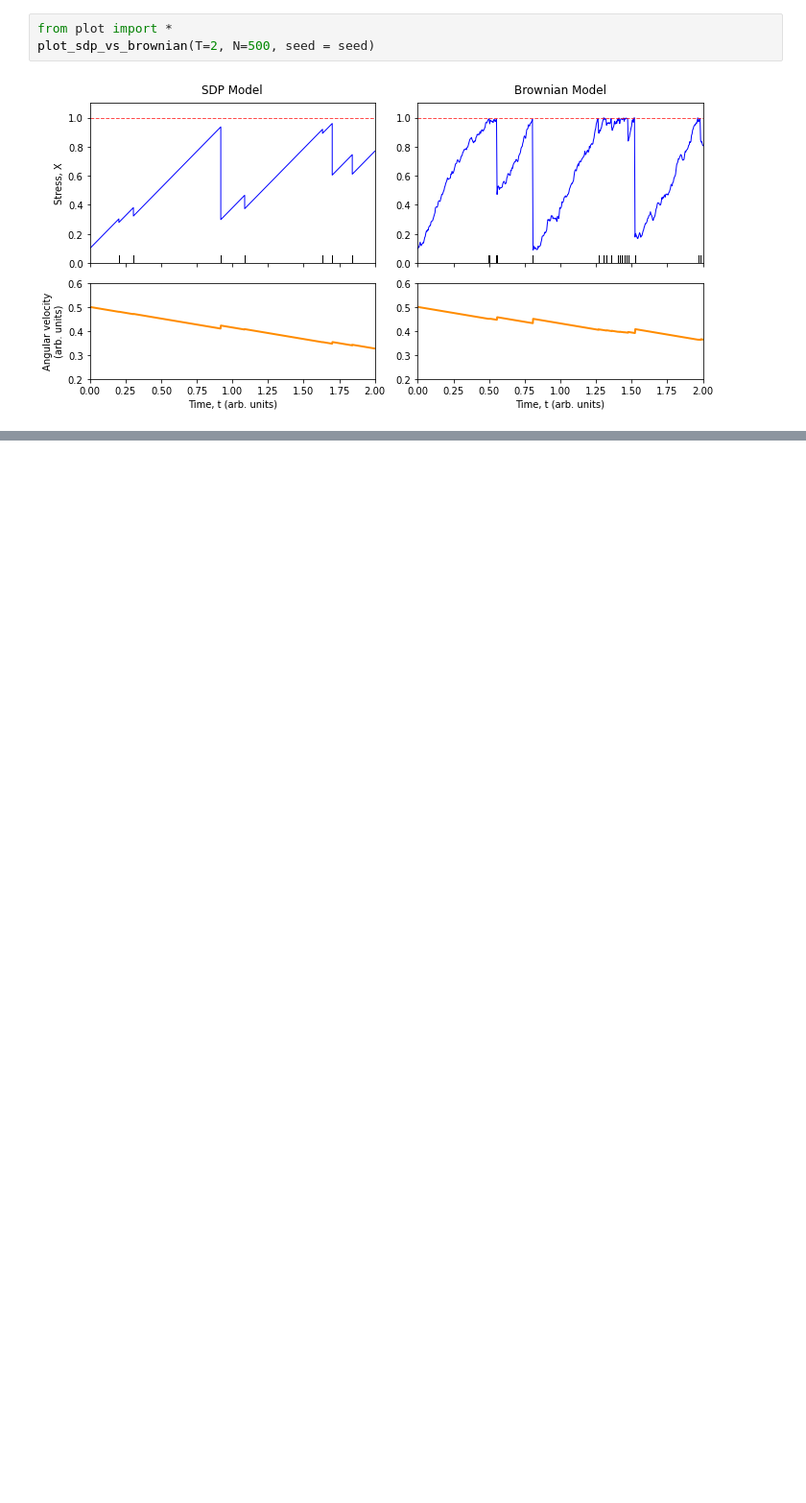
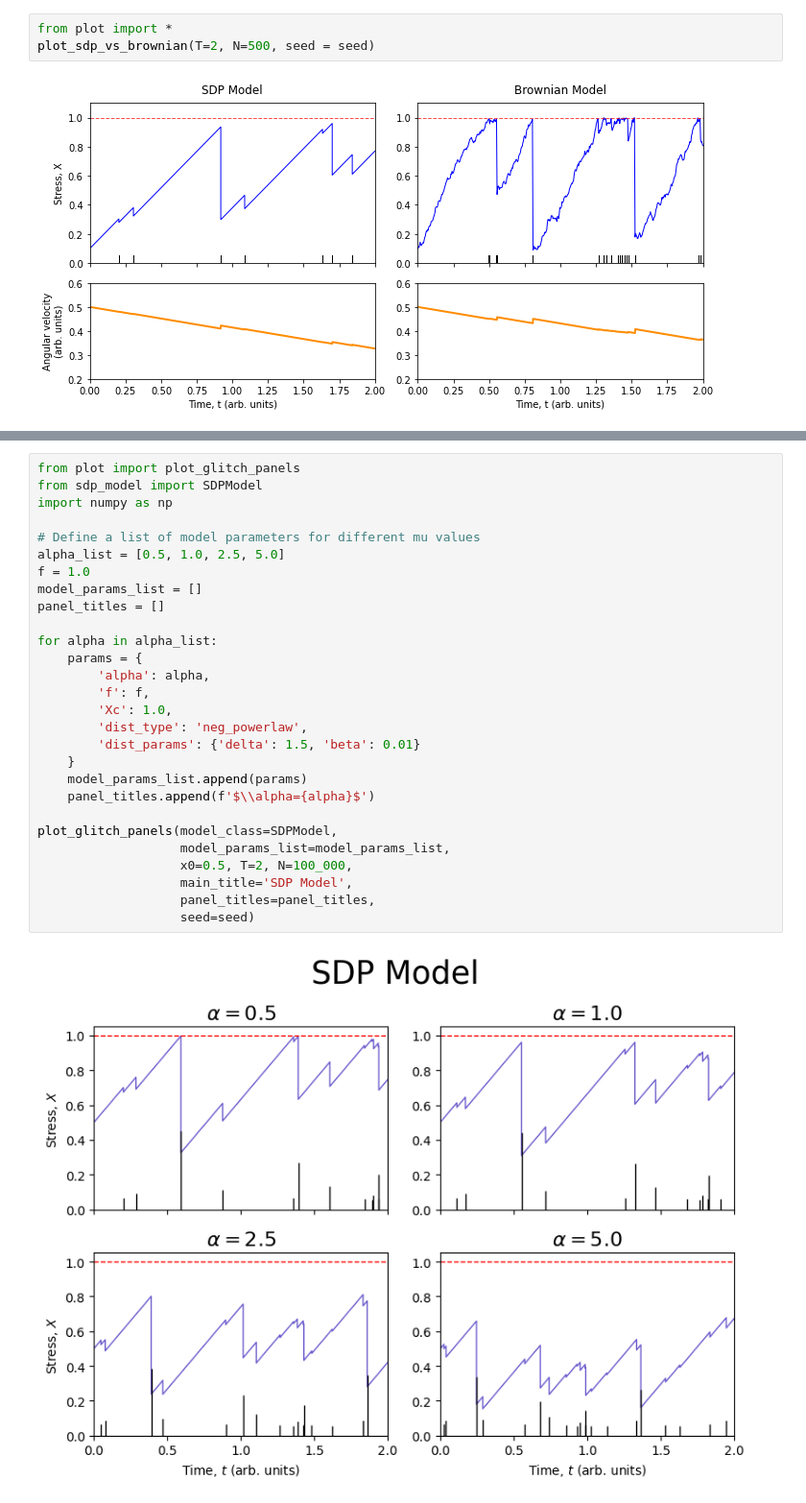
Before and after one commit to Spina02/pulsar-glitches, a Jupyter notebook: src/main.ipynb, the cells around one changed output, grey strips where cells are left out. Shown at 96% size. Cells and saved outputs as stored; diff of their text form; blank space fills up the shorter version.

```diff
--- a/src/main.ipynb
+++ b/src/main.ipynb
@@ -303,0 +360,30 @@ plot_sdp_vs_brownian(T=2, N=500, seed = seed)
+# %%
+from plot import plot_glitch_panels
+from sdp_model import SDPModel
+import numpy as np
+
+# Define a list of model parameters for different mu values
+alpha_list = [0.5, 1.0, 2.5, 5.0]
+f = 1.0
+model_params_list = []
+panel_titles = []
+
+for alpha in alpha_list:
+    params = {
+        'alpha': alpha,
+        'f': f,
+        'Xc': 1.0,
+        'dist_type': 'neg_powerlaw',
+        'dist_params': {'delta': 1.5, 'beta': 0.01}
+    }
+    model_params_list.append(params)
+    panel_titles.append(f'$\\alpha={alpha}$')
+
+plot_glitch_panels(model_class=SDPModel,
+                   model_params_list=model_params_list,
+                   x0=0.5, T=2, N=100_000,
+                   main_title='SDP Model',
+                   panel_titles=panel_titles,
+                   seed=seed)
+# %% [output]
+[figure, added]
```
Also changed, not shown: parts of 27 cells of this notebook, 44 other files.
